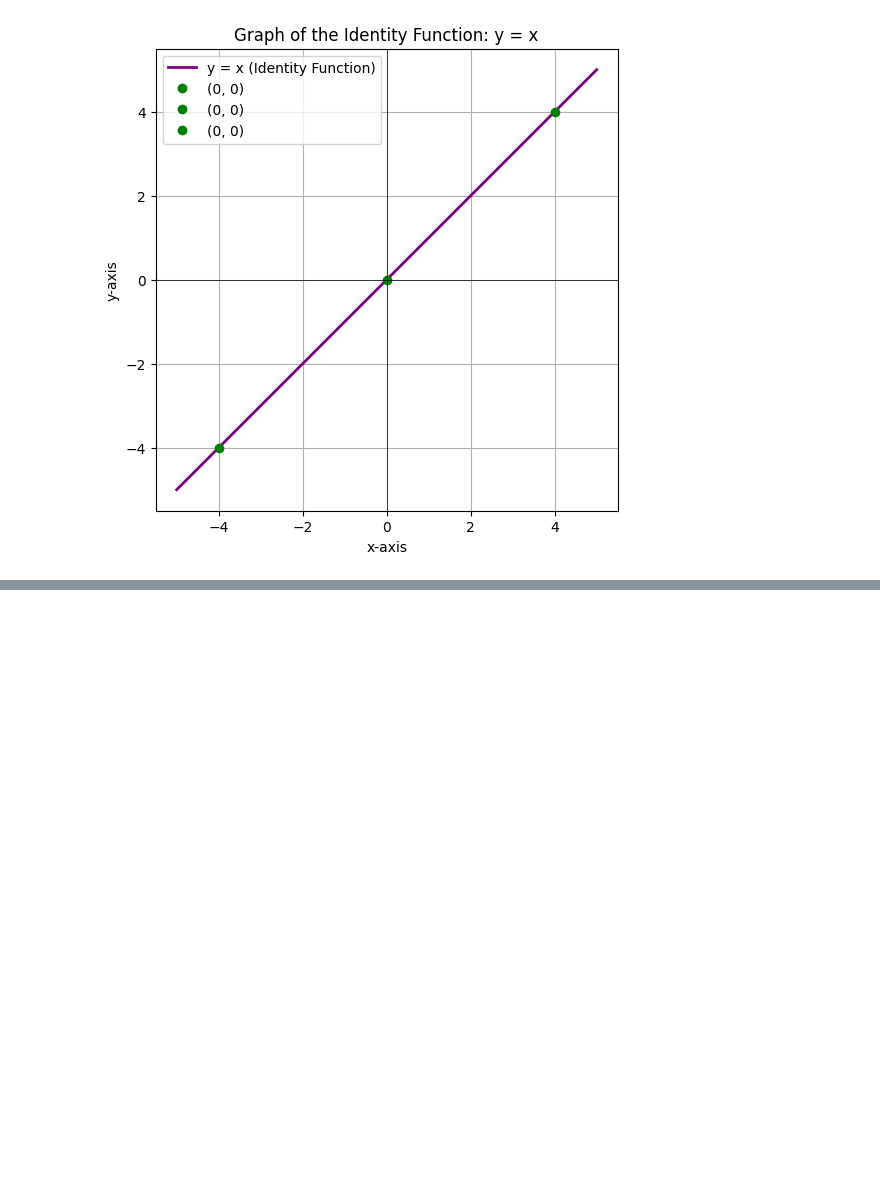
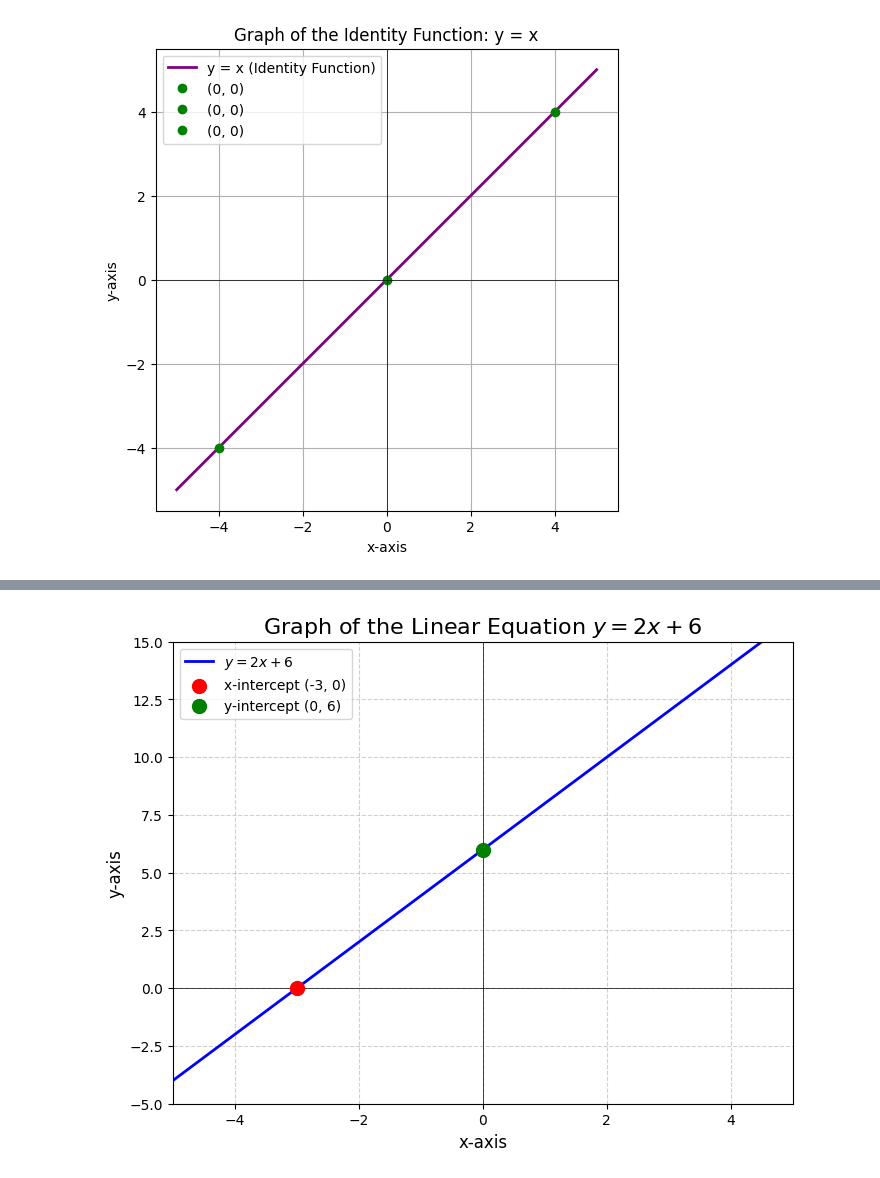
Before and after one commit to Jithendiran/Maths, a Jupyter notebook: Graph/algebra.ipynb, the cells around one changed output, grey strips where cells are left out. Cells and saved outputs as stored; diff of their text form; code cells hidden in the pictures; blank space fills up the shorter version.

Commit message:
intercept

```diff
--- a/Graph/algebra.ipynb
+++ b/Graph/algebra.ipynb
@@ -485,0 +653,34 @@ Equation: $\mathbf{y = x + C}$ or $\mathbf{f(x) = x + C}$
+# %%
+# Define the equation and range
+# y = 2x + 6
+x = np.linspace(-5, 5, 100)
+y = 2 * x + 6
+
+# Define the intercepts for highlighting
+x_intercept = -3
+y_intercept = 6
+
+# Create the plot
+plt.figure(figsize=(8, 6))
+
+# Plot the line
+plt.plot(x, y, label='$y = 2x + 6$', color='blue', linewidth=2)
+
+# Highlight the intercepts
+plt.scatter(x_intercept, 0, color='red', s=100, zorder=5, label=f'x-intercept ({x_intercept}, 0)')
+plt.scatter(0, y_intercept, color='green', s=100, zorder=5, label=f'y-intercept (0, {y_intercept})')
+
+# Add labels, title, and grid
+plt.title('Graph of the Linear Equation $y = 2x + 6$', fontsize=16)
+plt.xlabel('x-axis', fontsize=12)
+plt.ylabel('y-axis', fontsize=12)
+plt.axhline(0, color='black', linewidth=0.5)
+plt.axvline(0, color='black', linewidth=0.5)
+plt.grid(True, linestyle='--', alpha=0.6)
+plt.legend()
+
+# Set limits
+plt.xlim(-5, 5)
+plt.ylim(-5, 15)
+# %% [output]
+[figure, added]
```
Also changed, not shown: parts of 8 cells of this notebook.
